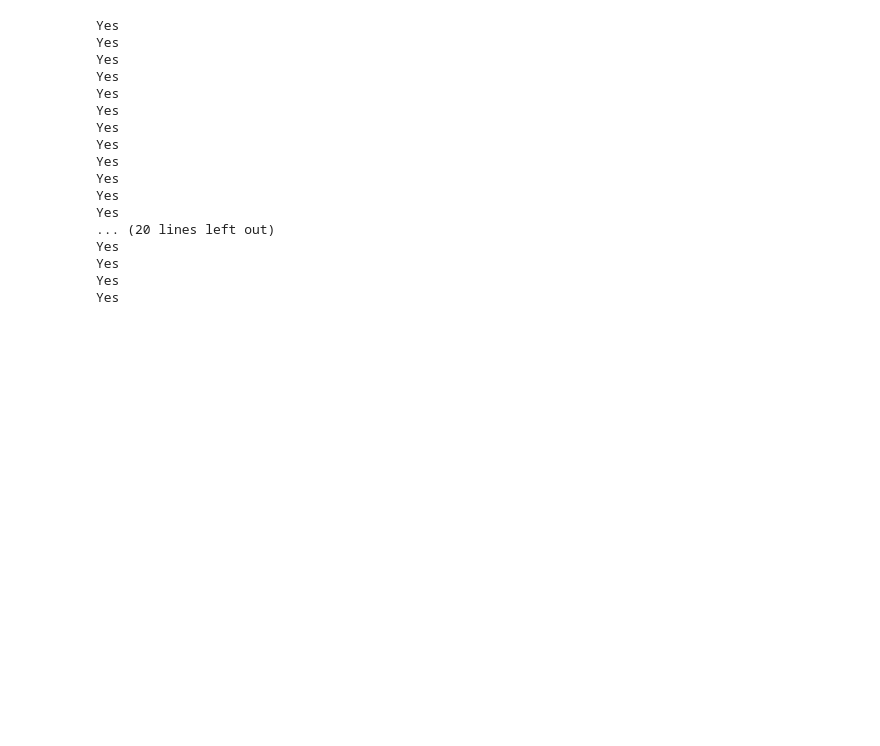
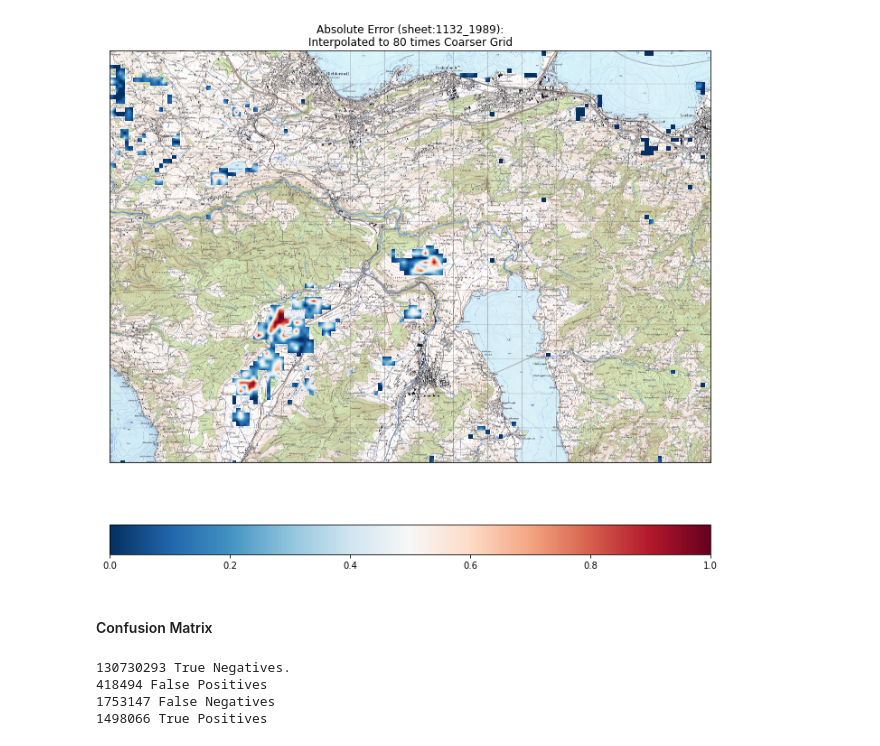
Before and after one commit to justinfmccarty/22spring_templatematching_carto, a Jupyter notebook: QATM/notebooks/01_evaluate_areas.ipynb, the cells around one changed output. Cells and saved outputs as stored; diff of their text form; code cells hidden in the pictures; blank space fills up the shorter version.

```diff
--- a/QATM/notebooks/01_evaluate_areas.ipynb
+++ b/QATM/notebooks/01_evaluate_areas.ipynb
@@ -131,28 +213,35 @@ for i in width_indices:
-# %%
-for inx in indices:
-    i = inx[0]
-    j = inx[1]
-
-    ref_sub = ref_mask[0].values[i:i+cell_width,j:j+cell_height]
-    qatm_sub = qatm_mask[0].values[i:i+cell_width,j:j+cell_height]
-    arr_comp = ref_sub - qatm_sub
-    if sum(arr_comp.flatten())>0:
-        print("Yes")
-# %% [output]
-Yes
-Yes
-Yes
-Yes
-Yes
-Yes
-Yes
-Yes
-Yes
-Yes
-Yes
-Yes
-... (20 lines left out)
-Yes
-Yes
-Yes
-Yes
+# %%
+sub_ = np.ceil(ref_mask[0].values / 255) - np.ceil(qatm_mask[0].values / 255)
+
+err_ = []
+for inx in indices:
+    err_.append(calc_error(inx, sub_, cell_width, cell_height))
+
+err_arr = np.array(err_).reshape((int(total_height/cell_height), int(total_width/cell_width)))
+err_arr[err_arr==0] = np.nan
+# %%
+
+err_arr_resize = resize_image(err_arr,reduce_factor=9600/err_arr.shape[0])
+err_arr_resize[err_arr_resize==0] = np.nan
+# %%
+fig, ax = plt.subplots(figsize=(10,10))
+
+# make a color map of fixed colors
+cmap = "RdBu_r"
+ax.imshow(sheet_img,zorder=1)
+im = ax.imshow(err_arr_resize,
+               cmap=cmap, vmin=0, vmax=1, zorder=2, interpolation="none")
+
+ax.set_title(f"Absolute Error (sheet:{sheet}):"
+             "\n"
+             f"Interpolated to {cell_mult} times Coarser Grid")
+fig.colorbar(im, orientation="horizontal",fraction=0.05, pad=0.1)
+plt.tight_layout()
+plt.xticks([])
+plt.yticks([])
+
+fig.savefig(os.path.join(RESULTS_PATH,f"error_map_{sheet}.png"),dpi=144)
+# %% [output]
+[figure, added]
+# %% [markdown]
+#### Confusion Matrix
@@ -158,0 +254,11 @@ Yes
+# %%
+conf_results = conf_mx.ravel()
+print(f"{conf_results[0]} True Negatives.")
+print(f"{conf_results[1]} False Positives")
+print(f"{conf_results[2]} False Negatives")
+print(f"{conf_results[3]} True Positives")
+# %% [output]
+130730293 True Negatives.
+418494 False Positives
+1753147 False Negatives
+1498066 True Positives
```
Also changed, not shown: parts of 17 cells of this notebook, 9 other files.
